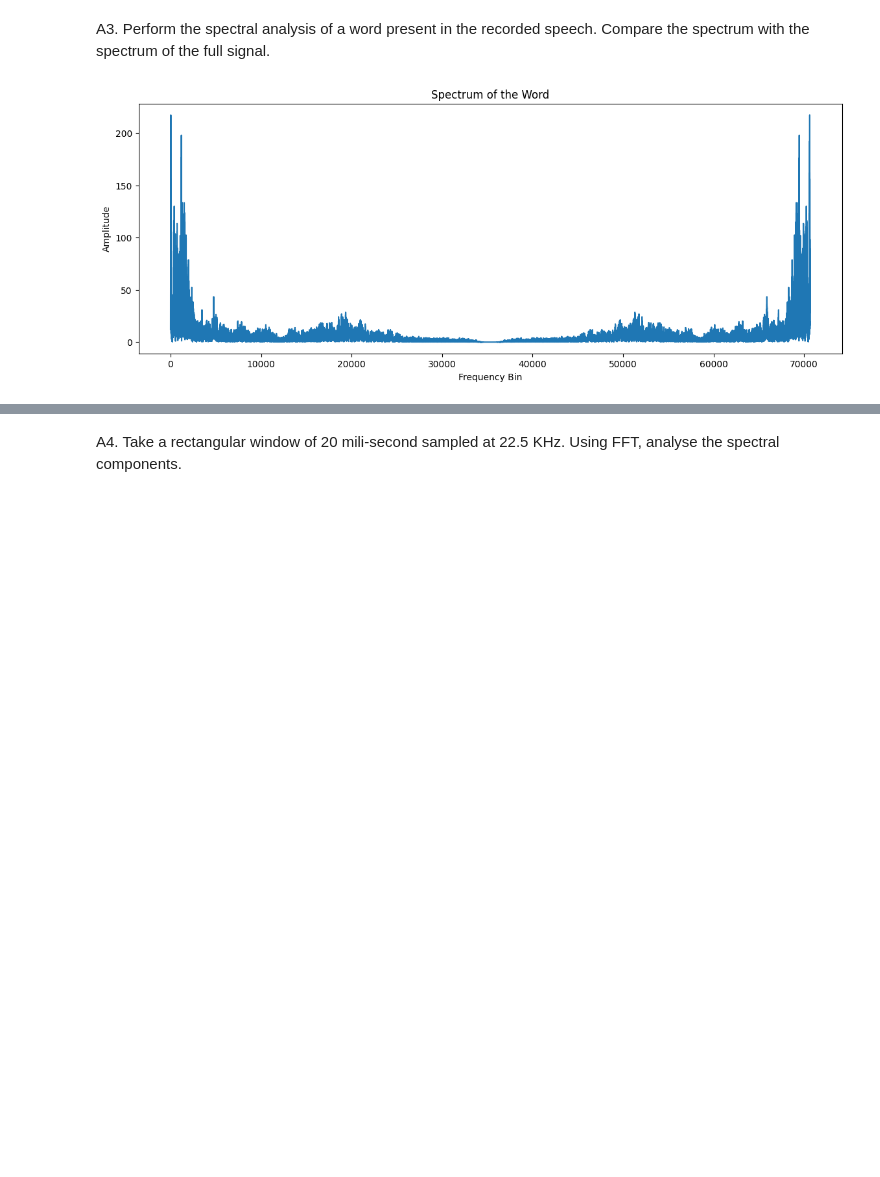
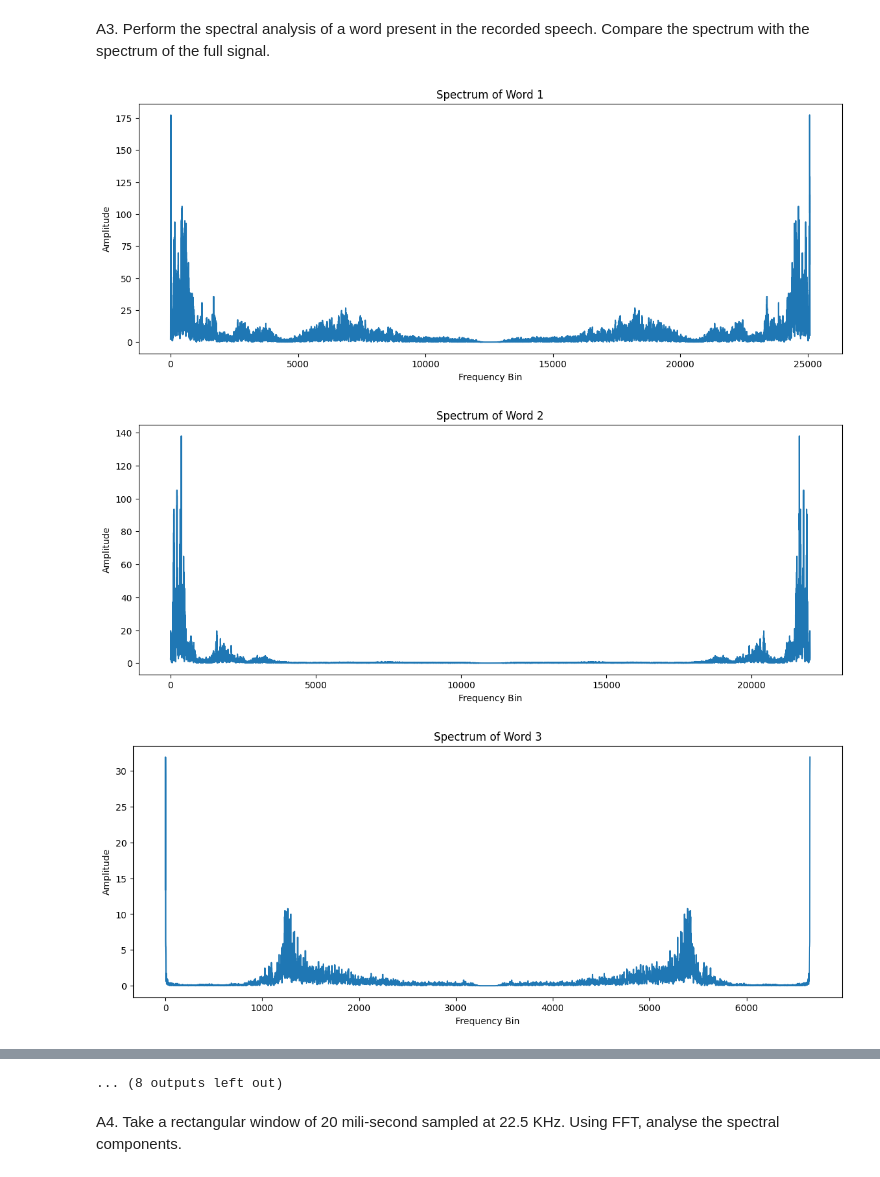
Before and after one commit to Pranav-Nexus/AI-in-Speech-Processing-, a Jupyter notebook: Lab/Lab 4/Lab - 4.ipynb, the cells around one changed output, grey strips where cells are left out. Cells and saved outputs as stored; diff of their text form; code cells hidden in the pictures; blank space fills up the shorter version.

```diff
--- a/Lab/Lab 4/Lab - 4.ipynb
+++ b/Lab/Lab 4/Lab - 4.ipynb
@@ -52,22 +52,23 @@ plt.show()
 # %% [markdown]
 A3. Perform the spectral analysis of a word present in the recorded speech. Compare the spectrum with the spectrum of the full signal.
 # %%
-non_silent_intervals = librosa.effects.split(y, top_db=60)  # Change 'top_db' as needed
+threshold = np.percentile(np.abs(y), 75)  # Adjust the percentile as needed
 
-# first non-silent interval is the word
-word_start = non_silent_intervals[0][0]
-word_end = non_silent_intervals[0][1]
-word = y[word_start:word_end]
+# Split the speech signal into segments based on the amplitude threshold
+segments = librosa.effects.split(y, top_db=-20*np.log10(threshold))
 
-# FFT to transform the word to its spectral domain
-D_word = np.fft.fft(word)
+# Perform FFT on each word segment and plot the spectrum
+for i, (start, end) in enumerate(segments):
+    word = y[start:end]
+    D_word = np.fft.fft(word)
 
-# Plot the amplitude part of the spectral components
-plt.figure(figsize=(14, 5))
-plt.plot(np.abs(D_word))
-plt.title('Spectrum of the Word')
-plt.xlabel('Frequency Bin')
-plt.ylabel('Amplitude')
-plt.show()
+    plt.figure(figsize=(14, 5))
+    plt.plot(np.abs(D_word))
+    plt.title(f'Spectrum of Word {i+1}')
+    plt.xlabel('Frequency Bin')
+    plt.ylabel('Amplitude')
+    plt.show()
 # %% [output]
-[figure, old version]
+[figure, new version]
+[figure, added]
+[figure, added]
@@ -74,3 +84,4 @@ plt.show()
+... (8 outputs left out)
 # %% [markdown]
 A4. Take a rectangular window of 20 mili-second sampled at 22.5 KHz. Using FFT, analyse the spectral components.
 # %%
```
Also changed, not shown: parts of 1 cell of this notebook.
